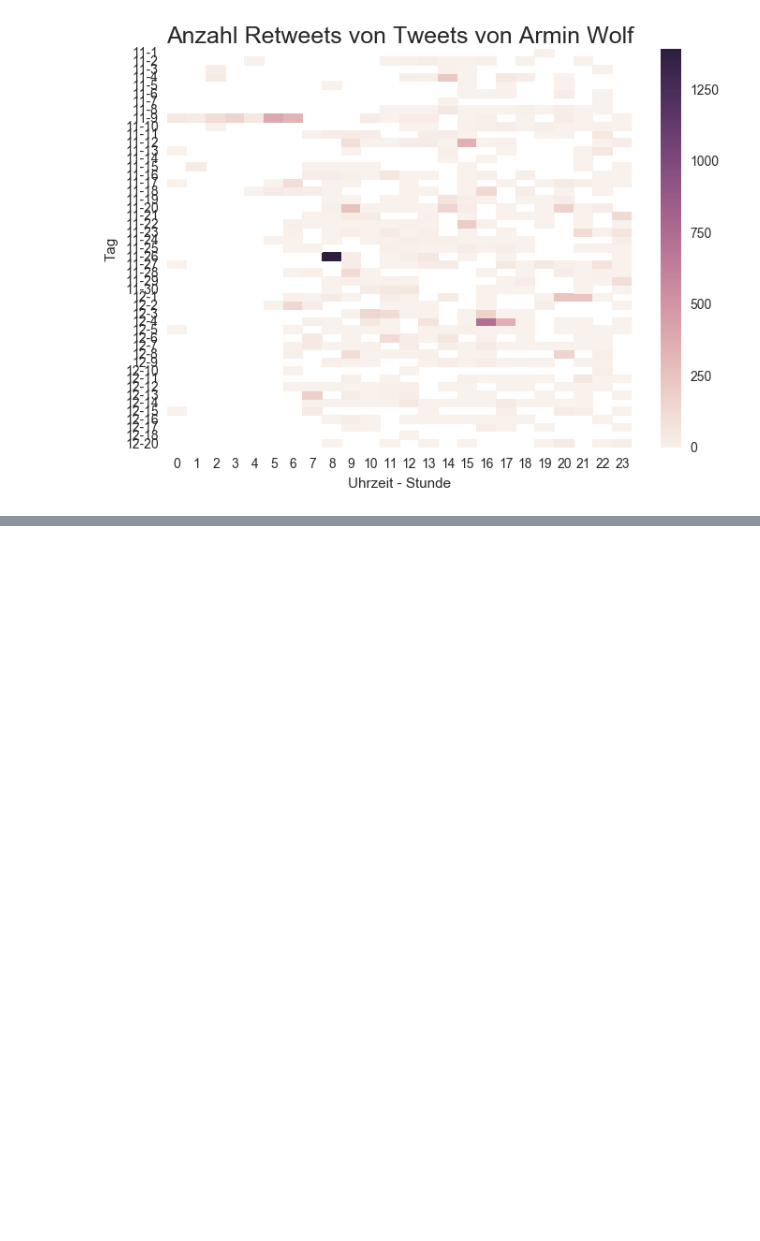
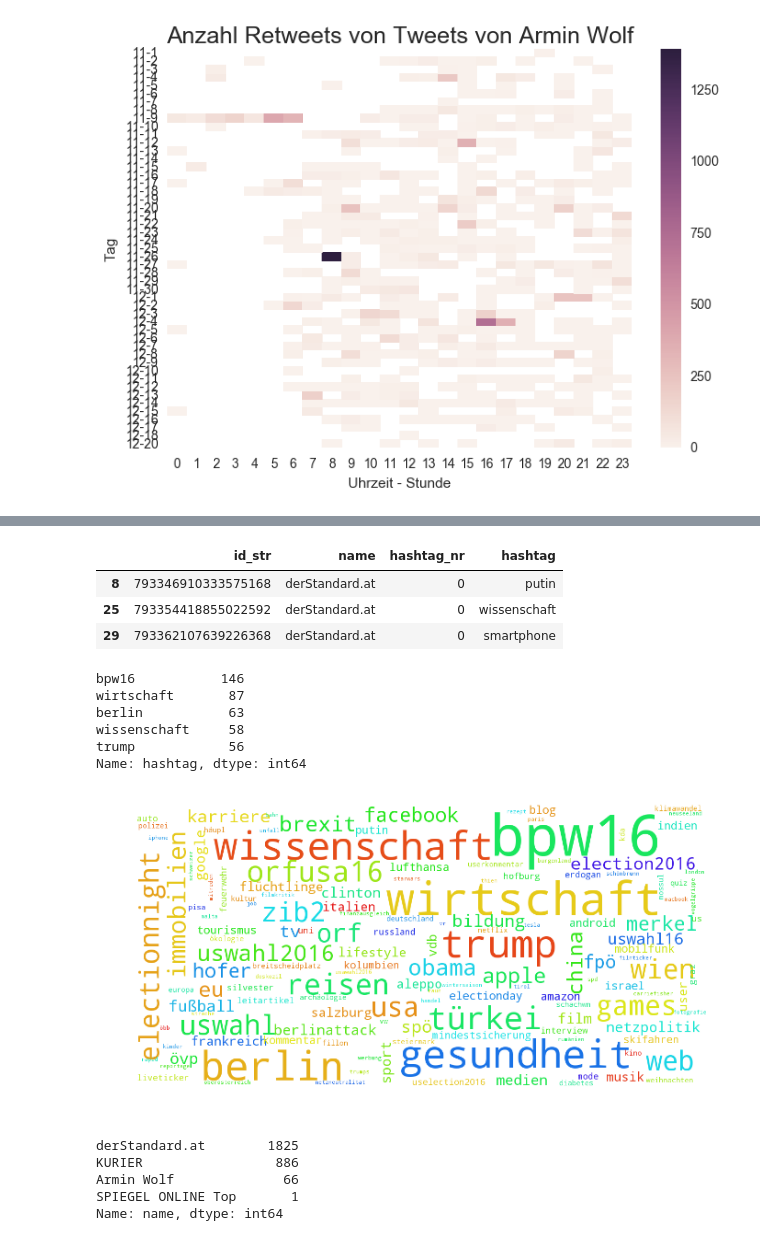
Before and after one commit to Datenspieler/notebooks_for_blog, a Jupyter notebook: 2017-twitter/twitter.ipynb, the cells around one changed output, grey strips where cells are left out. Saved outputs shown, nothing was run; the diff lists cells and outputs as text; code cells hidden in the pictures; blank space fills up the shorter version.

```diff
--- a/2017-twitter/twitter.ipynb
+++ b/2017-twitter/twitter.ipynb
@@ -457,0 +483,18 @@ ax.set(xlabel='Uhrzeit - Stunde', ylabel='Tag')
+# %%
+df_hashtags = pd.melt(df_extended, id_vars=['id_str', 'name'] ,value_vars=[0,1,2,3],
+                      value_name='hashtag', var_name='hashtag_nr').dropna()
+df_hashtags[:3]
+# %% [output]
+|  | id_str | name | hashtag_nr | hashtag |
+| 8 | 793346910333575168 | derStandard.at | 0 | putin |
+| 25 | 793354418855022592 | derStandard.at | 0 | wissenschaft |
+| 29 | 793362107639226368 | derStandard.at | 0 | smartphone |
+# %%
+df_hashtags.hashtag.value_counts()[:5]
+# %% [output]
+bpw16           146
+wirtschaft       87
+berlin           63
+wissenschaft     58
+trump            56
+Name: hashtag, dtype: int64
@@ -457,0 +508,24 @@ ax.set(xlabel='Uhrzeit - Stunde', ylabel='Tag')
+# %%
+#stopword Liste 1 von http://members.unine.ch/jacques.savoy/clef/index.html
+STOPWORDS_GENERAL = set([x.strip() for x in open('germanST.txt').read().split('\n')])
+STOPWORDS_GENERAL = STOPWORDS_GENERAL.union(set(('nämlich',)))
+# %%
+text_hashtags = ' '.join(df_hashtags.hashtag.tolist())
+# %%
+wordcloud = WordCloud(max_font_size=40, relative_scaling=.5, background_color='white',stopwords=STOPWORDS_GENERAL,
+                          scale=3, random_state=42).generate(text_hashtags)
+plt.imshow(wordcloud)
+plt.axis("off")
+#plt.title('Hashtags');
+plt.savefig('hashtags.png', transparent=True, bbox_inches='tight', pad_inches=0)
+plt.show()
+# %% [output]
+[figure, added]
+# %%
+df_hashtags.name.value_counts()
+# %% [output]
+derStandard.at        1825
+KURIER                 886
+Armin Wolf              66
+SPIEGEL ONLINE Top       1
+Name: name, dtype: int64
```
Also changed, not shown: parts of 8 cells of this notebook.
